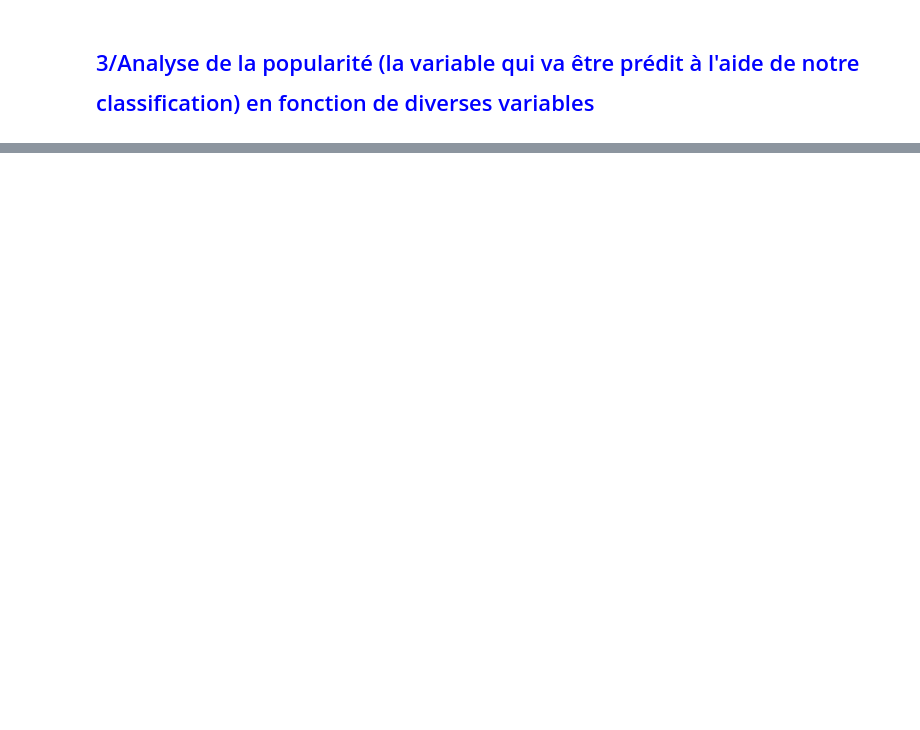
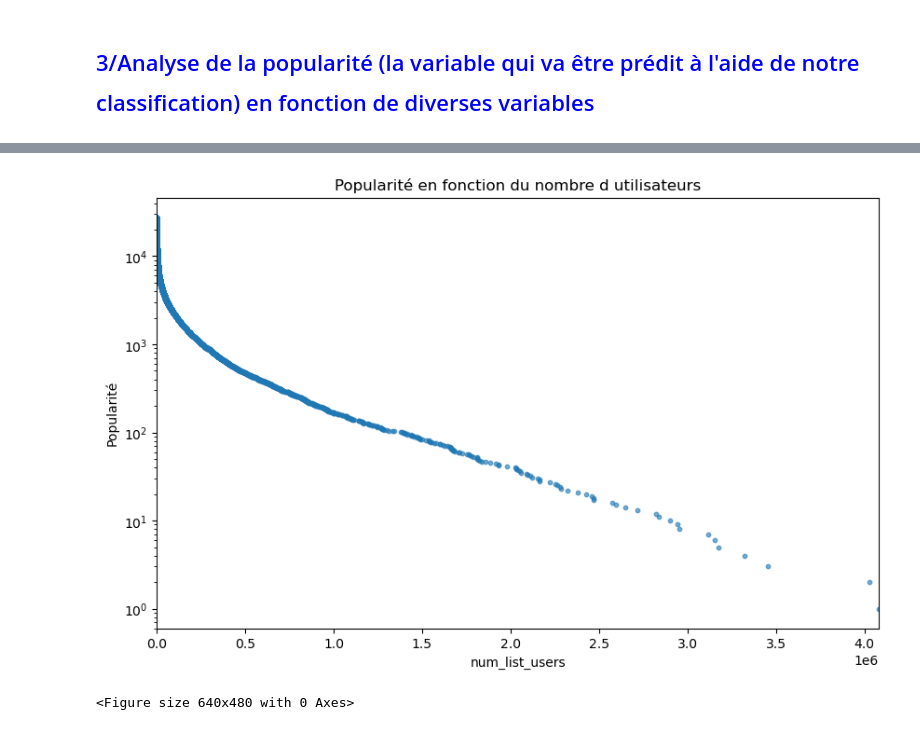
Before and after one commit to fjenft/projet-classification-mal, a Jupyter notebook: Notebook.ipynb, the cells around one changed output, grey strips where cells are left out. Cells and saved outputs as stored; diff of their text form; code cells hidden in the pictures; blank space fills up the shorter version.

```diff
--- a/Notebook.ipynb
+++ b/Notebook.ipynb
@@ -306,15 +390,18 @@ plt.savefig('pop_en_fct_note_moyenne.png')
 # %%
 #2/Popularité en fonction du nombre d'utilisateurs (qui ont regardé l'anime)
 #Nous cherchons à déterminer la nature de la relation entre le nombre d'utilisateurs et la popularité des animes, car il est logique de supposer que ces deux variables sont liées.
 plt.figure(figsize=(10, 6))
-plt.scatter(df['num_list_users'], df['popularity'], alpha=0.6, s=10)
-plt.xlim(0, df['num_list_users'].max())
+plt.scatter(anime_data['num_list_users'], anime_data['popularity'], alpha=0.6, s=10)
+plt.xlim(0, anime_data['num_list_users'].max())
 plt.title('Popularité en fonction du nombre d utilisateurs')
 plt.xlabel('num_list_users')
 plt.ylabel('Popularité')
 plt.yscale('log') #échelle logarithmique
 plt.show()
 plt.savefig('Popularité&nbr_users.png')
+# %% [output]
+[figure, added]
+<Figure size 640x480 with 0 Axes>
 # %%
 #3/Popularité en fonction du type de média
 plt.figure(figsize=(12, 6))
```
Also changed, not shown: parts of 33 cells of this notebook, 1 other file.
